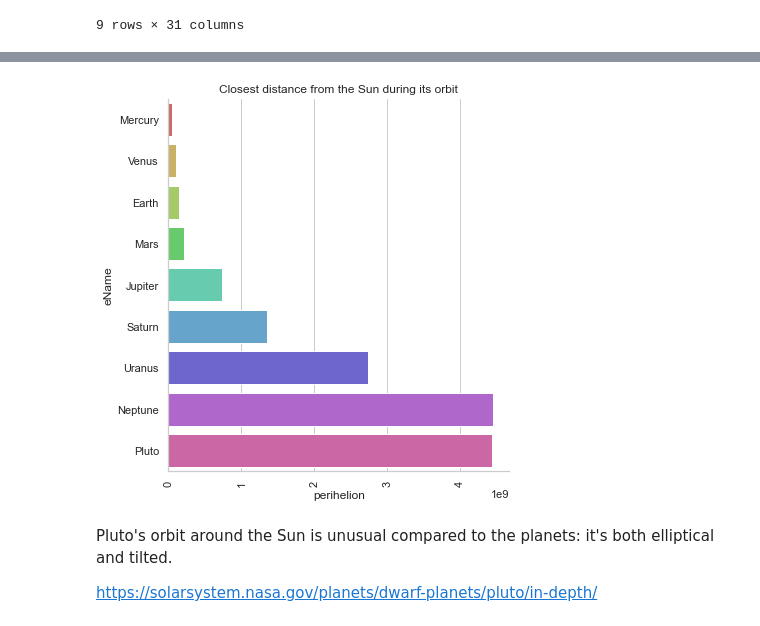
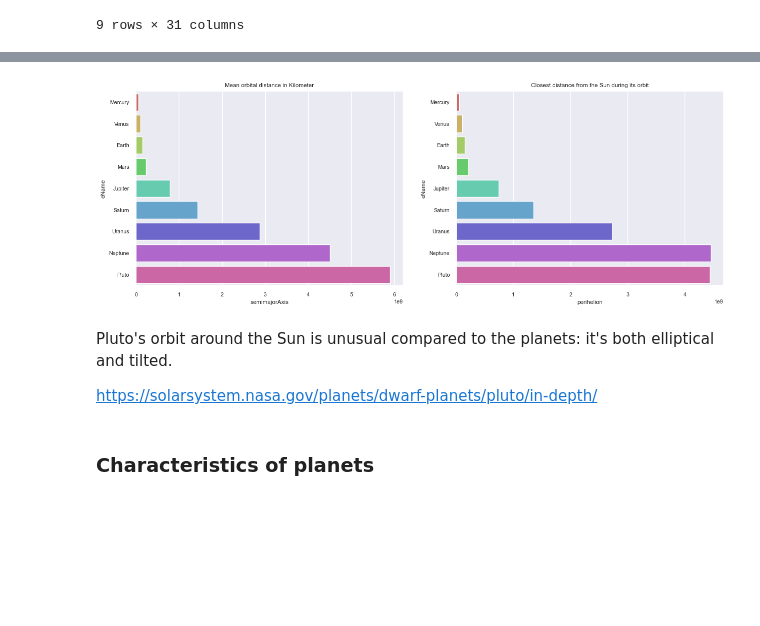
Before and after one commit to GuadaHub/SolarSystem, a Jupyter notebook: EDA.ipynb, the cells around one changed output, grey strips where cells are left out. Cells and saved outputs as stored; diff of their text form; code cells hidden in the pictures; blank space fills up the shorter version.

```diff
--- a/EDA.ipynb
+++ b/EDA.ipynb
@@ -96,6 +82,0 @@ axes[1]=plt.show()
-# %%
-sns.set_theme(style="whitegrid")
-sns.catplot(data=planets, x='semimajorAxis', y='eName', kind="bar", ci="sd", palette="hls", height=6)
-plt.xticks(rotation=90)
-plt.title('Mean orbital distance in km')
-plt.show()
@@ -128,9 +101,3 @@ planets2
 | 219 | Neptune | True | 4498396441 | 4452940833 | 4553946490 | 0.0113 | 1.769 | 1.6380 | 11.15 | ... |
 | 208 | Pluto | True | 5906440628 | 4434987000 | 7304326000 | 0.2488 | 17.160 | 1.8900 | 0.62 | ... |
 9 rows × 31 columns
-# %%
-sns.set_theme(style="whitegrid")
-sns.catplot(data=planets2, x='semimajorAxis', y='eName', kind="bar", ci="sd", palette="hls",height=6)
-plt.xticks(rotation=90)
-plt.title('Mean orbital distance in km - Distancia entre el sol y el planeta (media)')
-plt.show()
@@ -153,12 +104,17 @@ planets2.sort_values('perihelion',ascending=True)
-# %%
-sns.set_theme(style="whitegrid")
-sns.catplot(data=planets2, x='perihelion', y='eName', kind="bar", ci="sd", palette="hls", height=6)
-plt.xticks(rotation=90)
-plt.title('Closest distance from the Sun during its orbit')
-plt.show()
-# %% [output]
-[figure, removed]
+# %%
+fig, ax = plt.subplots (1, 2, figsize=(15, 5))
+
+ax[0].set_title('Mean orbital distance in Kilometer')
+sns.barplot(data=planets2, x='semimajorAxis', y='eName', ci="sd", palette="hls", ax = ax[0])
+
+ax[1].set_title('Closest distance from the Sun during its orbit')
+sns.barplot(data=planets2, x='perihelion', y='eName', ci="sd",palette="hls", ax = ax[1])
+plt.show()
+# %% [output]
+[figure, added]
 # %% [markdown]
 Pluto's orbit around the Sun is unusual compared to the planets: it's both elliptical and tilted.
 
 https://solarsystem.nasa.gov/planets/dwarf-planets/pluto/in-depth/
+# %% [markdown]
+### Characteristics of planets
```
Also changed, not shown: parts of 16 cells of this notebook, 2 other files.
